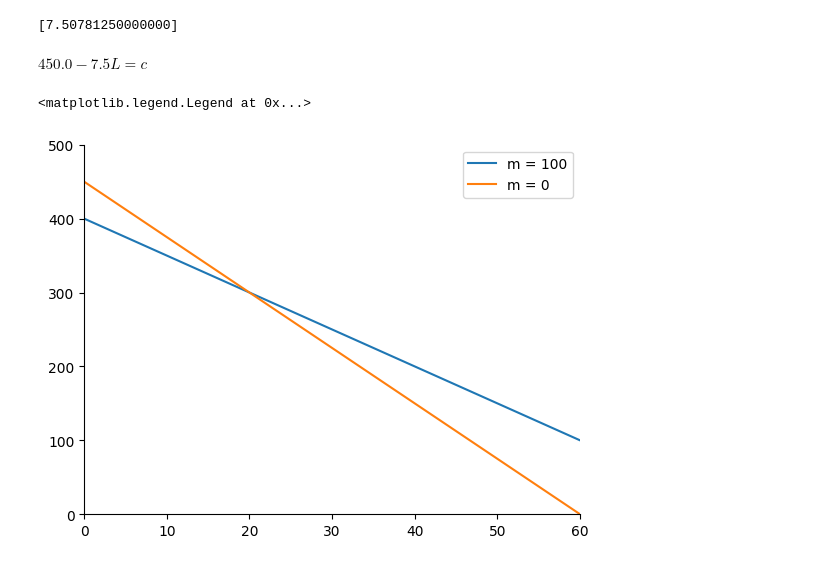
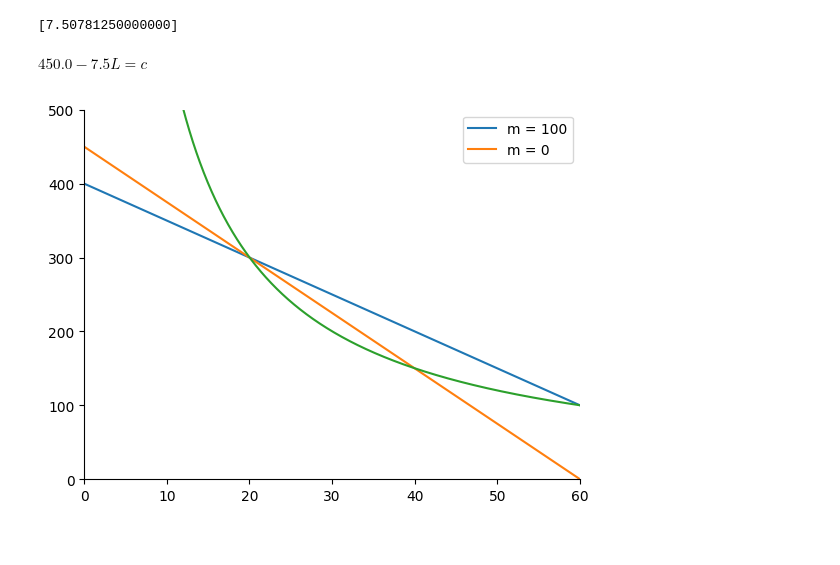
Before and after one commit to loopdiggaz/SOK2008, a Jupyter notebook: kladd.ipynb, the cells around one changed output. Cells and saved outputs as stored; diff of their text form; code cells hidden in the pictures.

```diff
--- a/kladd.ipynb
+++ b/kladd.ipynb
@@ -51,30 +48,41 @@ eq2_sol
 # %%
 L_0 = np.linspace(0.001,60,1000)
 
 fig , ax = plt.subplots()
 ax.spines['right'].set_color('none')
 ax.spines['top'].set_color('none')
 ax.set_xlim(0,60)
 ax.set_ylim(0,500)
 
 # Budsjett med støtte
 budsjett = sp.Eq(100+5*(60-L),c)
 
 def budsjett(L):
     return 400 - 5*L
 
 # Budsjett uten støtte
 budsjett2 = sp.Eq(7.5*(60-L),c)
 
 display(budsjett2)
 
 def budsjett2(L):
     return 450 - 7.5*L
 
 ax.plot(L_0,budsjett(L_0), label = 'm = 100')
 ax.plot(L_0,budsjett2(L_0), label = 'm = 0')
 ax.legend(loc = 'best')
+
+u = C**a*L**b
+
+# Løser med hensyn på L
+L_ind_sol=sp.solve(u-u_0,L)[0]
+L_ind_sol
+
+# Må gjøre om for å plotte
+indiff_L=sp.lambdify((u_0,a,b,C), L_ind_sol)
+indiff_L(u_0,a,b,C)
+
+ax.plot(L_0, indiff_L(77.5,0.5,0.5,L_0));
 # %% [output]
 $\displaystyle 450.0 - 7.5 L = c$
-<matplotlib.legend.Legend at 0x...>
-[figure, old version]
+[figure, new version]
```
Also changed, not shown: parts of 1 cell of this notebook.
